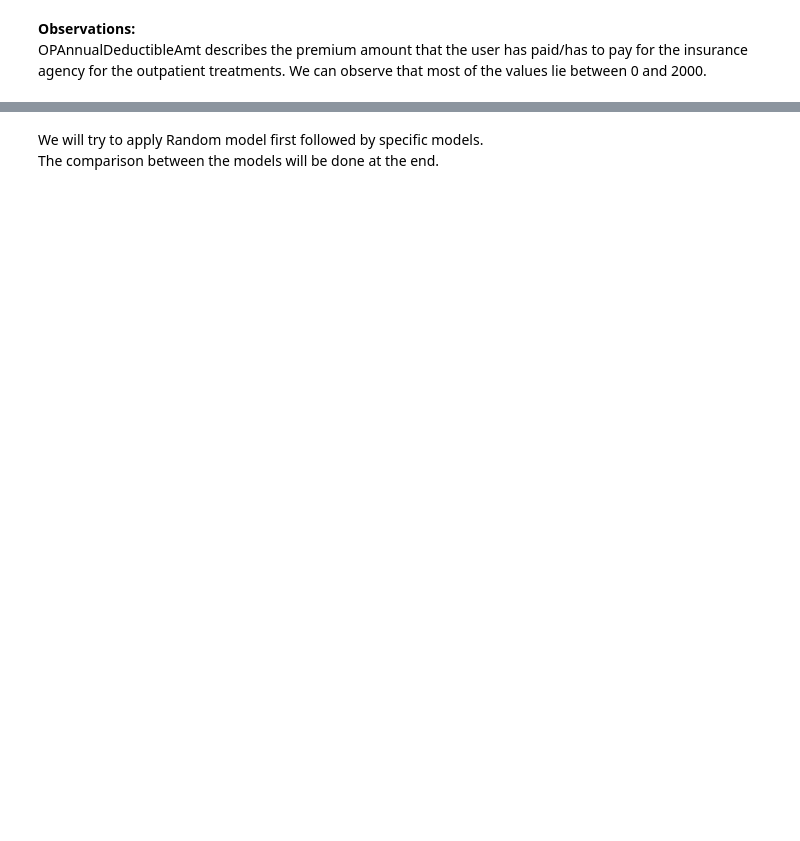
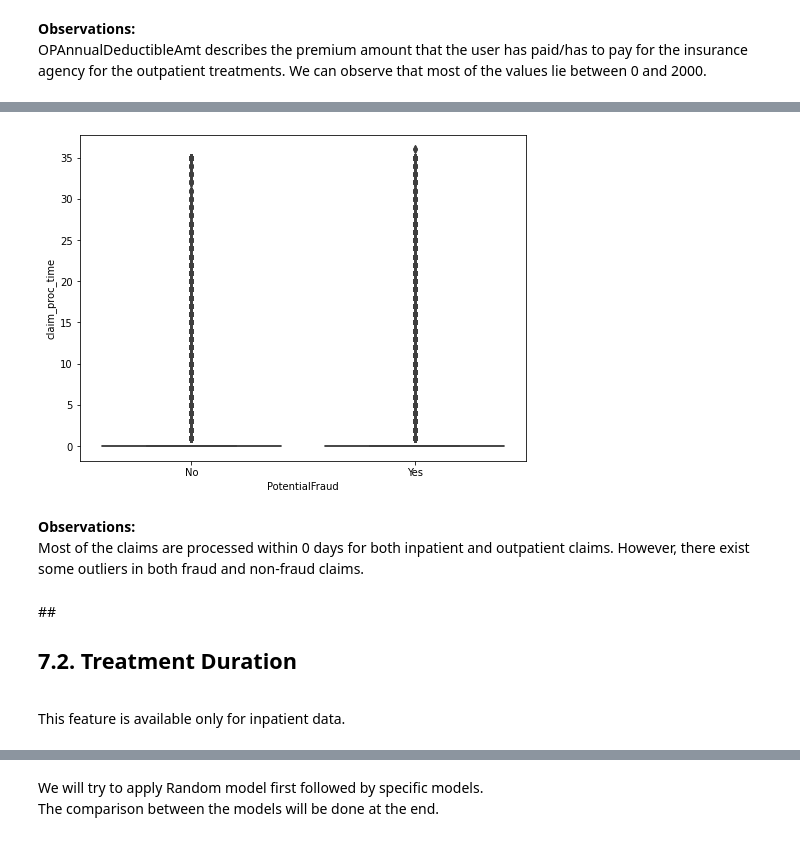
Before and after one commit to NaveenVuppula/Healthcare-Provider-Fraud-Detection-Analysis, a Jupyter notebook: Healthcare_Provider_Fraud_Detection_Analysis.ipynb, the cells around one changed output, grey strips where cells are left out. Saved outputs shown, nothing was run; the diff lists cells and outputs as text; code cells hidden in the pictures; blank space fills up the shorter version.

```diff
--- a/Healthcare_Provider_Fraud_Detection_Analysis.ipynb
+++ b/Healthcare_Provider_Fraud_Detection_Analysis.ipynb
@@ -499,0 +551,8 @@ OPAnnualDeductibleAmt describes the premium amount that the user has paid/has to
+# %%
+#Displays box plot
+def display_boxplot_per_class(df, col_name):
+  """This function displays the box plot for each class"""
+
+  fig = plt.figure(figsize=(8,6))
+  sns.boxplot(x="PotentialFraud", y=col_name, data=df, orient='v')
+  plt.show()
@@ -499,0 +567,11 @@ OPAnnualDeductibleAmt describes the premium amount that the user has paid/has to
+# %%
+display_boxplot_per_class(df_train, 'claim_proc_time')
+# %% [output]
+[figure, added]
+# %% [markdown]
+**Observations:** <br>
+Most of the claims are processed within 0 days for both inpatient and outpatient claims. However, there exist some outliers in both fraud and non-fraud claims.
+# %% [markdown]
+##<h2>7.2. Treatment Duration
+# %% [markdown]
+This feature is available only for inpatient data.
```
Also changed, not shown: parts of 44 cells of this notebook.
